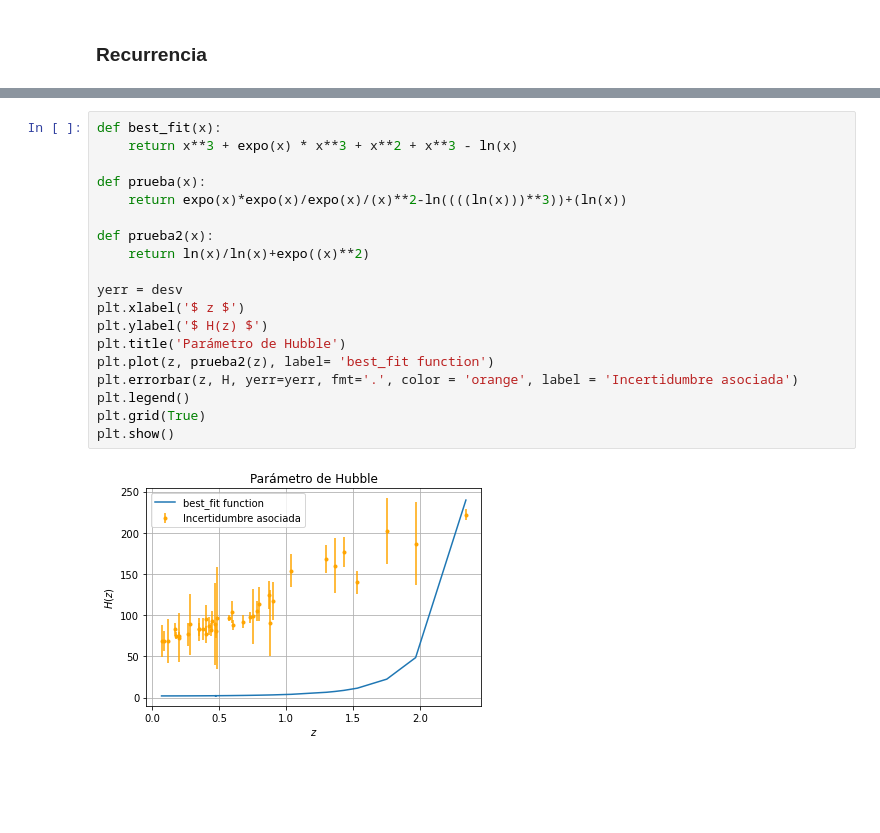
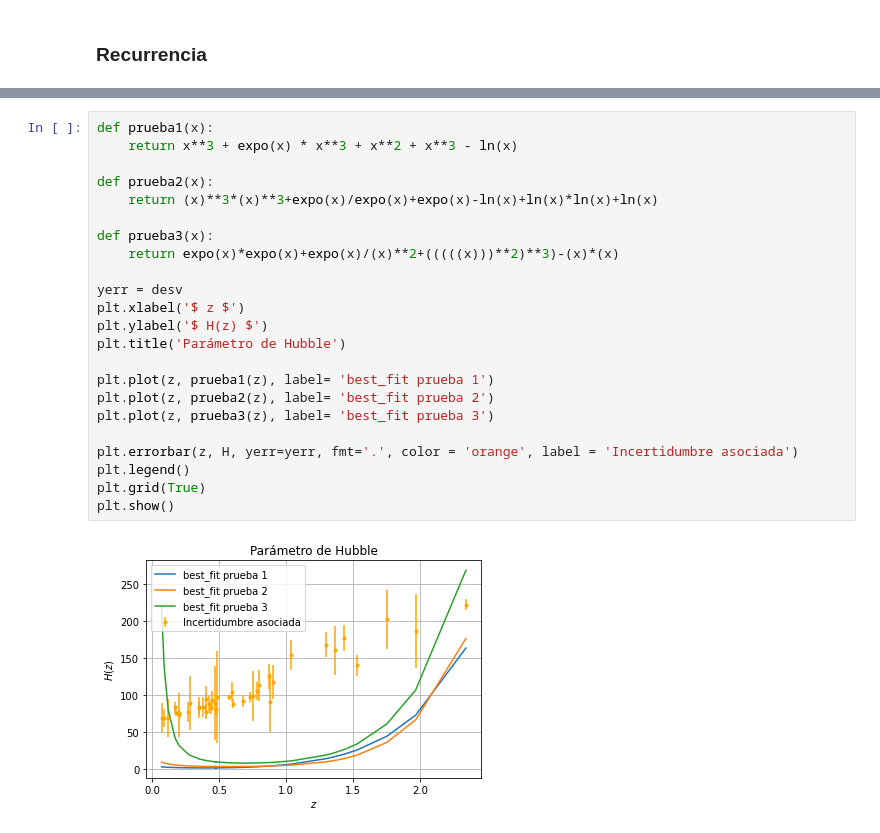
Before and after one commit to AntoCist/Practica_de_verano_2024, a Jupyter notebook: GA.ipynb, the cells around one changed output, grey strips where cells are left out. Cells and saved outputs as stored; diff of their text form; blank space fills up the shorter version.

```diff
--- a/GA.ipynb
+++ b/GA.ipynb
@@ -319,21 +356,25 @@ El tiempo de ejecución fue: 2.651613712310791 segundos
 # %%
-def best_fit(x):
+def prueba1(x):
     return x**3 + expo(x) * x**3 + x**2 + x**3 - ln(x)
 
-def prueba(x):
-    return expo(x)*expo(x)/expo(x)/(x)**2-ln((((ln(x)))**3))+(ln(x))
+def prueba2(x):
+    return (x)**3*(x)**3+expo(x)/expo(x)+expo(x)-ln(x)+ln(x)*ln(x)+ln(x)
 
-def prueba2(x):
-    return ln(x)/ln(x)+expo((x)**2)
+def prueba3(x):
+    return expo(x)*expo(x)+expo(x)/(x)**2+(((((x)))**2)**3)-(x)*(x)
 
 yerr = desv
 plt.xlabel('$ z $')
 plt.ylabel('$ H(z) $')
 plt.title('Parámetro de Hubble')
-plt.plot(z, prueba2(z), label= 'best_fit function')
+
+plt.plot(z, prueba1(z), label= 'best_fit prueba 1')
+plt.plot(z, prueba2(z), label= 'best_fit prueba 2')
+plt.plot(z, prueba3(z), label= 'best_fit prueba 3')
+
 plt.errorbar(z, H, yerr=yerr, fmt='.', color = 'orange', label = 'Incertidumbre asociada')
 plt.legend()
 plt.grid(True)
 plt.show()
 # %% [output]
-[figure, old version]
+[figure, new version]
```
Also changed, not shown: parts of 6 cells of this notebook.
